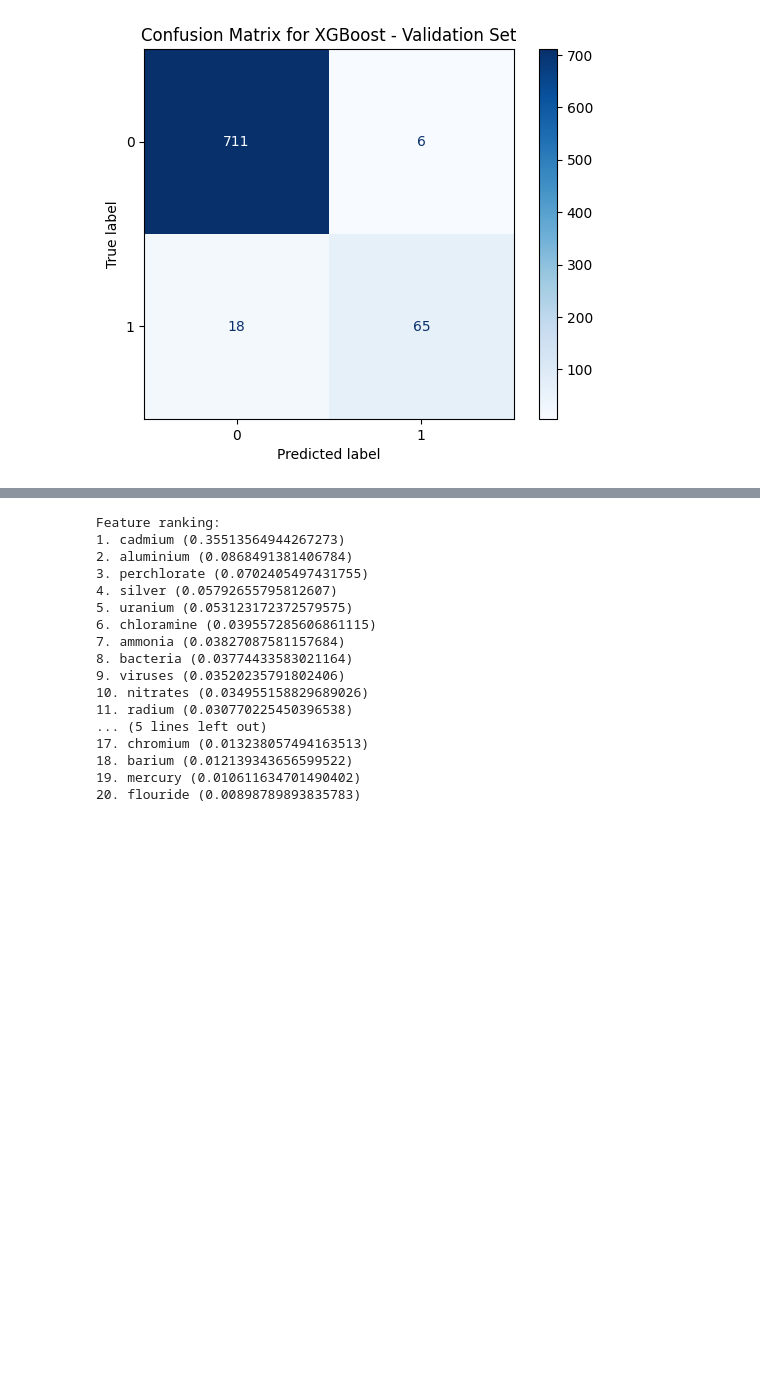
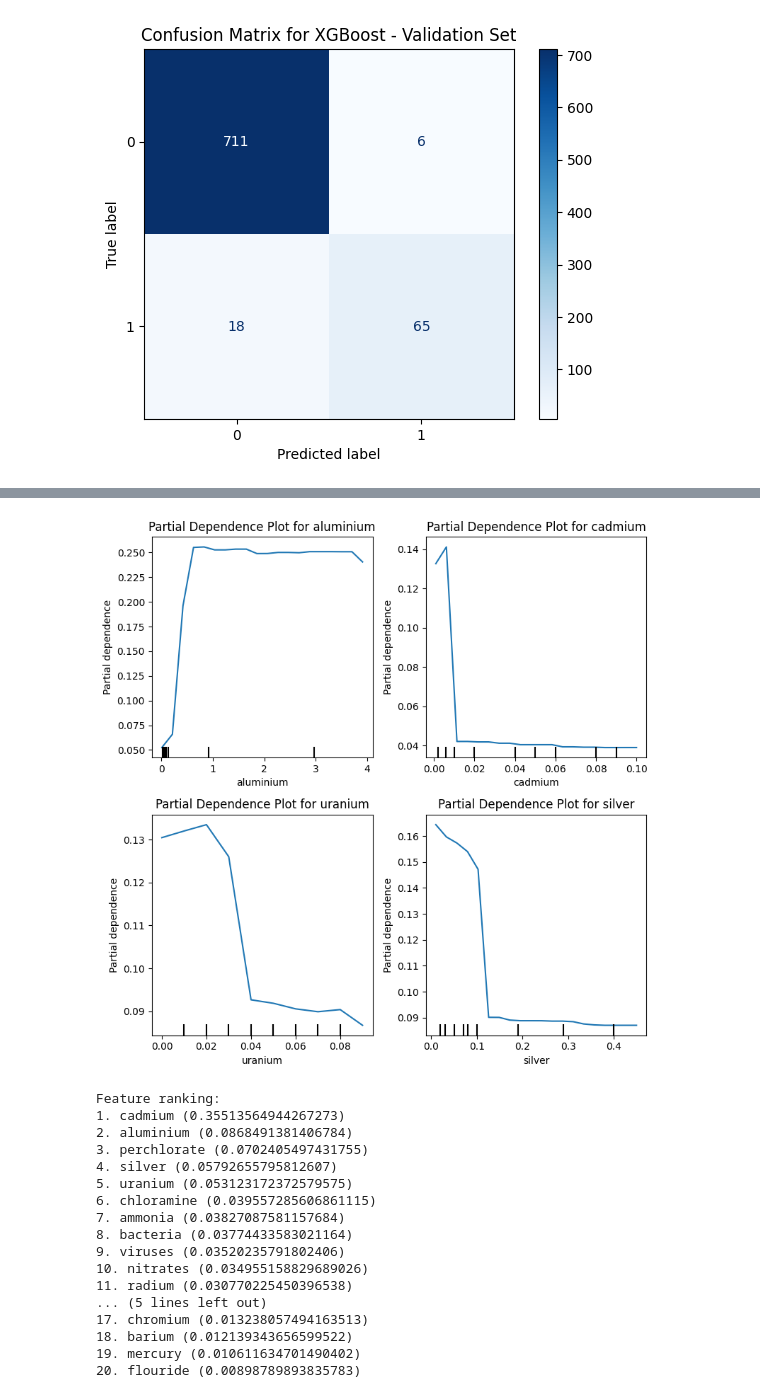
Before and after one commit to mojanshadkar/2023_ML_EES, a Jupyter notebook: Final_project_Water_quality.ipynb, the cells around one changed output, grey strips where cells are left out. Cells and saved outputs as stored; diff of their text form; code cells hidden in the pictures; blank space fills up the shorter version.

```diff
--- a/Final_project_Water_quality.ipynb
+++ b/Final_project_Water_quality.ipynb
@@ -718,3 +503,35 @@ weighted avg       0.97      0.97      0.97       800
+# %%
+import numpy as np
+import matplotlib.pyplot as plt
+from sklearn.inspection import PartialDependenceDisplay
+from sklearn.model_selection import train_test_split
+import xgboost as xgb
+
+# And assuming 'aluminum', 'cadmium', 'uranium', 'silver' are feature names in your dataset
+feature_names = ['aluminium', 'cadmium', 'uranium', 'silver']
+
+
+fig, axs = plt.subplots(nrows=2, ncols=2, figsize=(8, 8))
+
+# Flatten the axes array for easy indexing
+axs = axs.flatten()
+
+# Generate a partial dependence plot for each feature
+for i, feature in enumerate(feature_names):
+    PartialDependenceDisplay.from_estimator(
+        xgb_model,
+        X_train,
+        features=[feature],
+        ax=axs[i],
+        grid_resolution=20
+    )
+    axs[i].set_title(f'Partial Dependence Plot for {feature}')
+
+# Adjust layout for better display
+plt.tight_layout()
+plt.show()
+# %% [output]
+[figure, added]
 # %%
 import xgboost as xgb
 from sklearn.metrics import accuracy_score, classification_report, confusion_matrix, ConfusionMatrixDisplay
```
Also changed, not shown: parts of 18 cells of this notebook.
